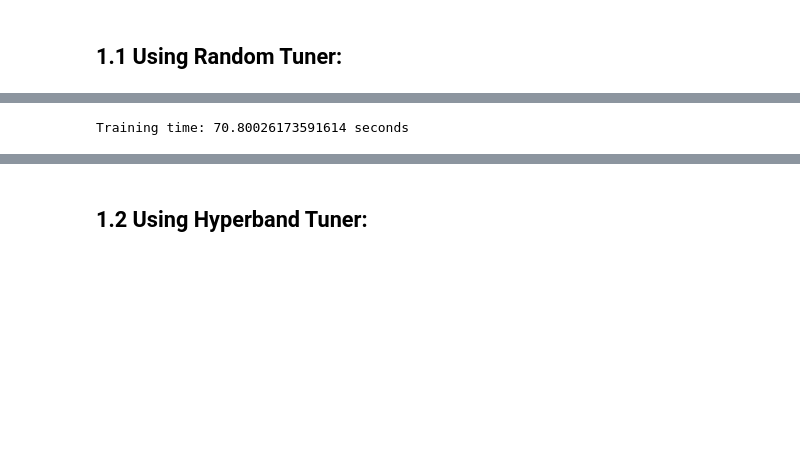
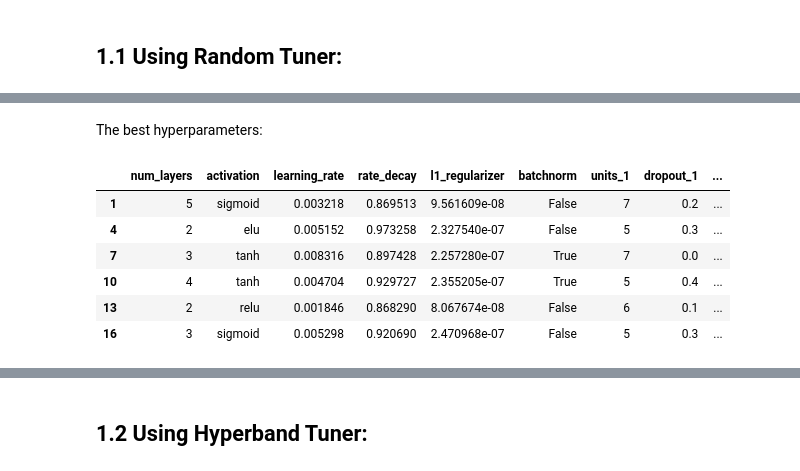
Before and after one commit to MathePhysics/UROP-2022, a Jupyter notebook: NeuralNetwork/experimenting_basket.ipynb, the cells around one changed output, grey strips where cells are left out. Cells and saved outputs as stored; diff of their text form; code cells hidden in the pictures; blank space fills up the shorter version.

```diff
--- a/NeuralNetwork/experimenting_basket.ipynb
+++ b/NeuralNetwork/experimenting_basket.ipynb
@@ -82,13 +80,3 @@ Define some parameters:
-# %%
-print_num_epochs = 5 # print progress every print_num_epochs epochs
-
-path_to_save = os.path.join(parent_path, 'NeuralNetwork/models/')  # path to save the model
-
-patience = 10
-
-num_epochs = 10
-
-output_shape = (1, )
 # %%
 import argparse
 from pyexpat import model
@@ -102,7 +90,7 @@ def model_builder_hs(dim,
             activation = 'elu',
             regularizer = None,
             initializer = tf.keras.initializers.he_uniform(),
-            final_activation = None,
+            final_activation = 'linear',
             dropout = None,
             batchnorm = False
             ):
@@ -195,12 +180,13 @@ best_hp_lists = []
 # %% [markdown]
 ## 1.1 Using Random Tuner:
 # %%
-dims = [1]
+dims = [1, 4, 7, 10, 13, 16]
+best_models_history_rn = []
+best_hp_lists_rn = []
+begin_train_rn, end_train_rn = [0]*len(dims),[0]*len(dims)
+
 for i, dim in enumerate(dims):
-    train_ds, valid_ds, test_ds = pipeline1(dataframes_list_1[i].to_numpy(), scaling=False)
-
-    train_copy, valid_copy, test_copy = pipeline1(dataframes_list_1[i].to_numpy(), prefetch=False)
-
+    train_ds, valid_ds, test_ds = pipeline1(dataframes_list[i].to_numpy(), scaling=True, prefetch=True)
 
     print(f"Start training for basket option with size {dim}:")
 
@@ -214,15 +200,14 @@ for i, dim in enumerate(dims):
     project_name=f"basket_option_{dim}", # the name of the project
     )
 
-    random_tuner.search(train_ds, epochs = 30, validation_data = valid_ds)
+    random_tuner.search(train_ds, epochs = 5, validation_data = valid_ds)
 
-    best_hp_lists.append(random_tuner.get_best_hyperparameters(1)[0])
+    best_hp_lists_rn.append(random_tuner.get_best_hyperparameters(1)[0])
     models = random_tuner.get_best_models(num_models=1)
     best_model = models[0]
 
-    random_tuner.results_summary()
-
-    begin_train = time.time()
-    history = best_model.fit(train_ds, epochs = 100, validation_data = valid_ds)
-    end_train = time.time()
+    begin_train_rn[i] = time.time()
+    history = best_model.fit(train_ds, epochs = 10, validation_data = valid_ds)
+    end_train_rn[i] = time.time()
+    best_models_history_rn.append(history)
 # %% [output]
@@ -246,4 +231,12 @@ Epoch 100/100
-# %%
-print(f"Training time: {end_train - begin_train} seconds")
-# %% [output]
-Training time: 70.80026173591614 seconds
+# %% [markdown]
+The best hyperparameters:
+# %%
+pd.DataFrame([best_hp_lists_rn[i].values for i in range(len(dims))], index = dims)
+# %% [output]
+|  | num_layers | activation | learning_rate | rate_decay | l1_regularizer | batchnorm | units_1 | dropout_1 | ... |
+| 1 | 5 | sigmoid | 0.003218 | 0.869513 | 9.561609e-08 | False | 7 | 0.2 | ... |
+| 4 | 2 | elu | 0.005152 | 0.973258 | 2.327540e-07 | False | 5 | 0.3 | ... |
+| 7 | 3 | tanh | 0.008316 | 0.897428 | 2.257280e-07 | True | 7 | 0.0 | ... |
+| 10 | 4 | tanh | 0.004704 | 0.929727 | 2.355205e-07 | True | 5 | 0.4 | ... |
+| 13 | 2 | relu | 0.001846 | 0.868290 | 8.067674e-08 | False | 6 | 0.1 | ... |
+| 16 | 3 | sigmoid | 0.005298 | 0.920690 | 2.470968e-07 | False | 5 | 0.3 | ... |
```
Also changed, not shown: parts of 17 cells of this notebook.
